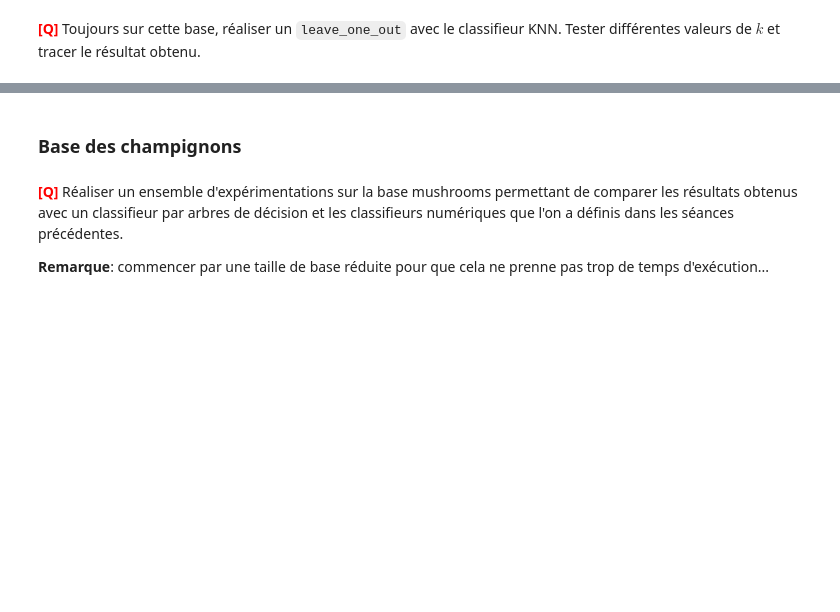
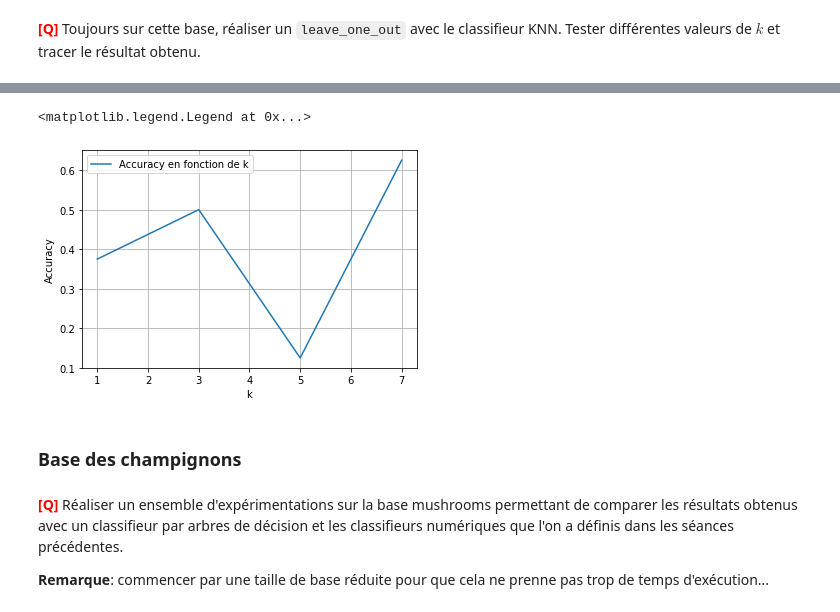
Before and after one commit to iLykTurtlz/MLAlgorithms3, a Jupyter notebook: tme-06/tme-06.ipynb, the cells around one changed output, grey strips where cells are left out. Saved outputs shown, nothing was run; the diff lists cells and outputs as text; code cells hidden in the pictures; blank space fills up the shorter version.

```diff
--- a/tme-06/tme-06.ipynb
+++ b/tme-06/tme-06.ipynb
@@ -693,8 +696,10 @@ On décide maintenant d'évaluer plus en détail ce nouvel algorithme. On souhai
 mushrooms_desc = []
 mushrooms_label = []
 arbres_mushrooms = []
+mushroom_dfs = []
 for j in range(0,5):
     mushrooms_df = pd.read_csv("data/mushrooms-1400-"+str(j+1)+".csv")
+    mushroom_dfs.append(mushrooms_df)
     mushrooms_noms = [nom for nom in mushrooms_df.columns if nom != 'class']
     # Passer du dataframe à un dataset (2 arrays):
     mushrooms_desc.append(np.array(mushrooms_df[mushrooms_noms]))
@@ -852,6 +893,20 @@ import copy  # pour utiliser copy.deepcopy() qui permet de faire des copies de C
 def leave_one_out(C, DS):
     """ Classifieur * tuple[array, array] -> float
     """
+    X, Y = DS
+    perf = []
+    indices = range(0,X.shape[0])
+    for i, exp in enumerate(X):
+        indices = range(0,X.shape[0])
+        indices = np.delete(indices, i)
+        Xapp = X[indices]
+        Yapp = Y[indices]
+        classifier = copy.deepcopy(C)
+        classifier.train(Xapp, Yapp)
+        perf.append(classifier.accuracy([X[i]],[Y[i]]))
+
+    (perf_moy, perf_sd) = ev.analyse_perfs(perf)
+    return (perf_moy)
 
     raise NotImplementedError("Please Implement this method")
 # %% [markdown]
@@ -896,7 +951,7 @@ Noms des colonnes :  ['Adresse', 'Majeur?', 'Nationalite']
 # %%
 # ############################### A COMPLETER
 
-
+elections_df_num = pd.get_dummies(elections_df)
 # ###############################
 
 # ------------------------
@@ -942,3 +996,17 @@ le_dataset = (data_num_desc,data_num_label)
+# %%
+accs = []
+for i in range (1, 8, 2):
+    c = cl.ClassifierKNN(len(elections_num_noms), i)
+    accs.append(leave_one_out(c,le_dataset))
+
+plt.plot(range(1,8,2), accs, label = "Accuracy en fonction de k")
+plt.xlabel("k")
+plt.ylabel("Accuracy")
+plt.grid()
+plt.legend()
+# %% [output]
+<matplotlib.legend.Legend at 0x...>
+[figure, added]
 # %% [markdown]
 ### Base des champignons
 # %% [markdown]
```
Also changed, not shown: parts of 14 cells of this notebook.
